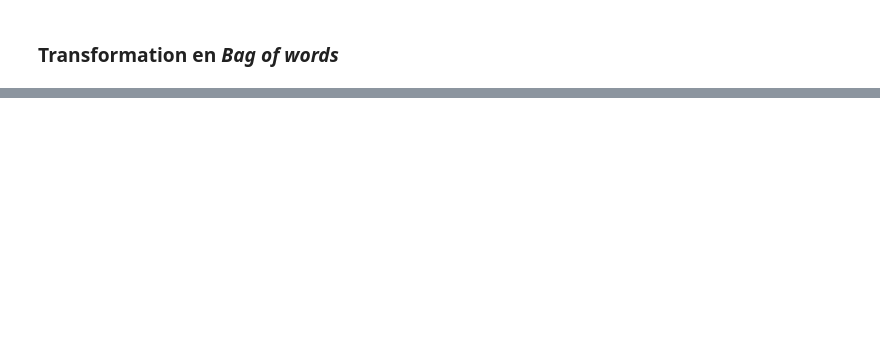
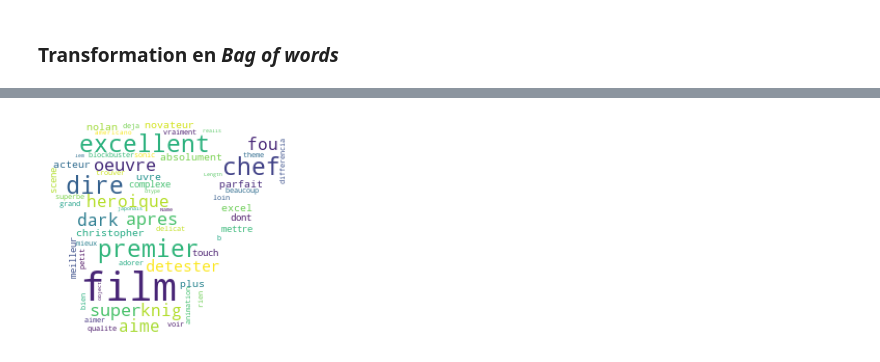
Before and after one commit to CassiaFa/NLP_critique_film, a Jupyter notebook: NLP.ipynb, the cells around one changed output, grey strips where cells are left out. Cells and saved outputs as stored; diff of their text form; code cells hidden in the pictures; blank space fills up the shorter version.

```diff
--- a/NLP.ipynb
+++ b/NLP.ipynb
@@ -237,0 +242,5 @@ df_bow.head()
+# %%
+#Récupération des avis positifs
+avis_positif = df["lem"][y > 0]
+
+avis_positif
@@ -237,0 +260,10 @@ df_bow.head()
+# %%
+mask_pos = np.array(Image.open("pika_cloud.jpeg"))
+mask_pos[mask_pos == 1] = 255
+
+WC_pos = WordCloud(background_color="white", mask = mask_pos).generate(str(avis_positif))
+plt.imshow(WC_pos)
+plt.axis('off')
+plt.show()
+# %% [output]
+[figure, added]
```
Also changed, not shown: parts of 28 cells of this notebook, 3 other files.
